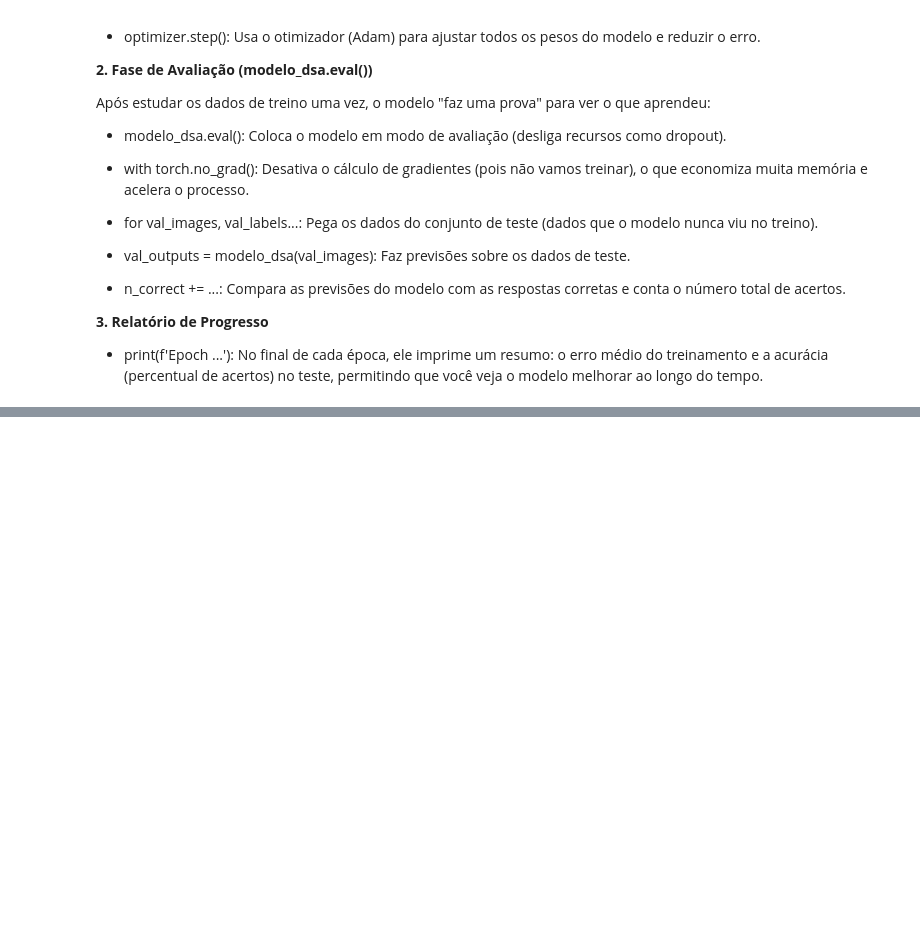
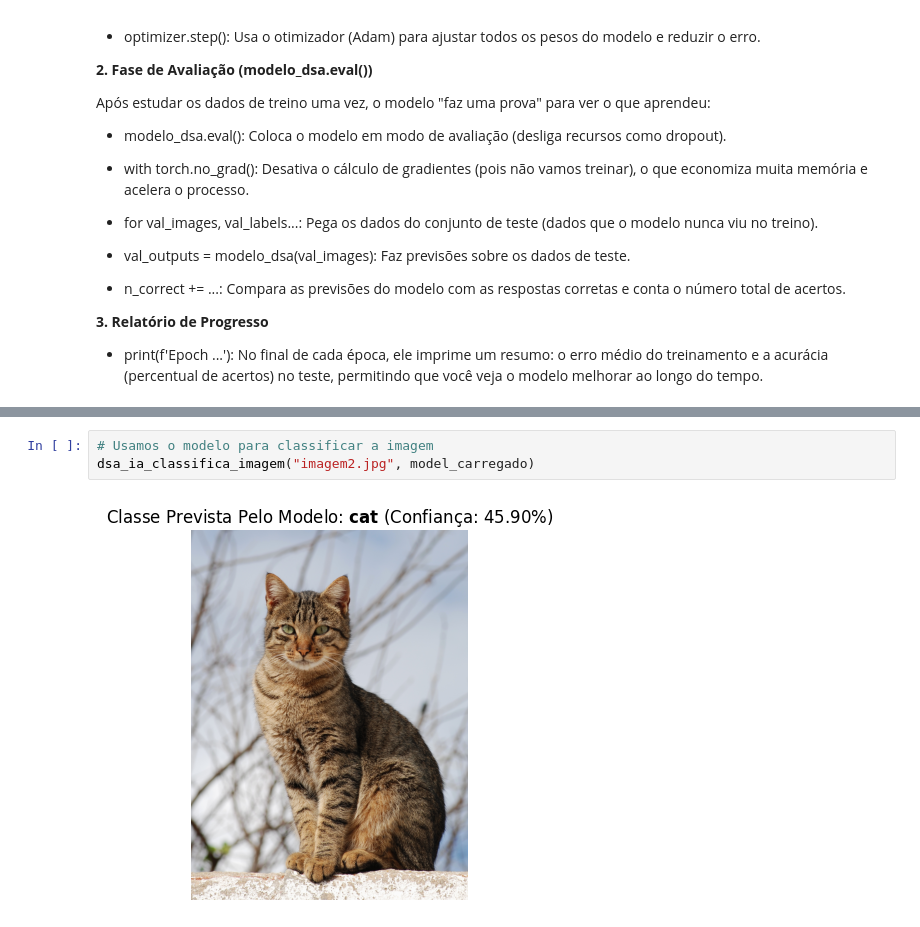
Before and after one commit to hugogsmendes/Mini-Projetos-DSA, a Jupyter notebook: Mini_Projeto1.ipynb, the cells around one changed output, grey strips where cells are left out. Drawn from its saved outputs; the diff is of its cells as text; blank space fills up the shorter version.

```diff
--- a/Mini_Projeto1.ipynb
+++ b/Mini_Projeto1.ipynb
@@ -437,0 +627,5 @@ Wall time: 2min 41s
+# %%
+# Usamos o modelo para classificar a imagem
+dsa_ia_classifica_imagem("imagem2.jpg", model_carregado)
+# %% [output]
+[figure, added]
```
Also changed, not shown: parts of 17 cells of this notebook.
